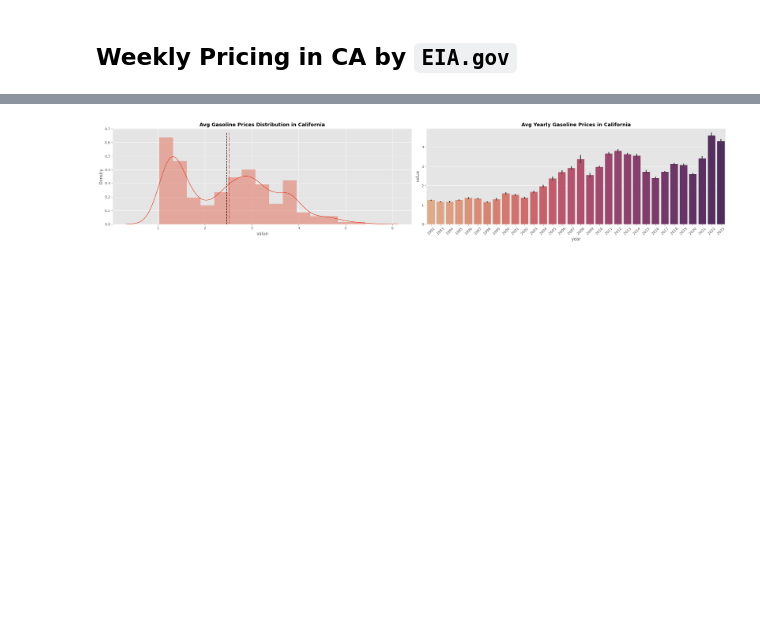
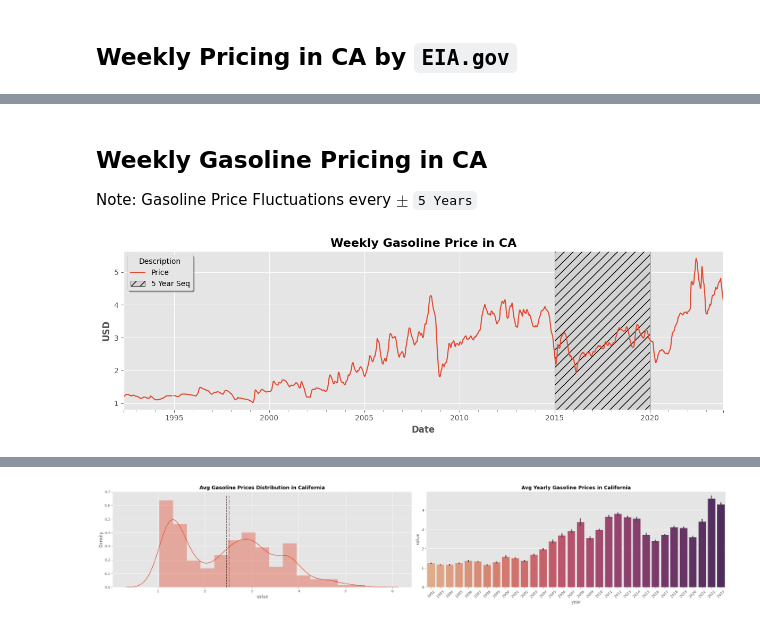
Before and after one commit to OdinProjectI/GasolinePricesAnalysis, a Jupyter notebook: CaliforniaGAsolinePricing.ipynb, the cells around one changed output, grey strips where cells are left out. Saved outputs shown, nothing was run; the diff lists cells and outputs as text; code cells hidden in the pictures; blank space fills up the shorter version.

```diff
--- a/CaliforniaGAsolinePricing.ipynb
+++ b/CaliforniaGAsolinePricing.ipynb
@@ -119,0 +139,16 @@ pricing_ca.head()
+# %% [markdown]
+## **Weekly Gasoline Pricing in CA**
+
+Note: Gasoline Price Fluctuations every $\pm$ `5 Years`
+# %%
+fig = plt.figure(figsize=(12,4))
+ax = fig.add_subplot()
+pricing_ca.set_index('period').rename({'value': 'Price'}, axis=1)['Price'].plot(ax=ax)
+ax.axvspan(xmin=pd.to_datetime("2015-01-01"), xmax=pd.to_datetime("2020-01-01"), hatch='//', facecolor='lightgray', edgecolor='black', label='5 Year Seq' )
+ax.set_title( "Weekly Gasoline Price in CA", fontweight='bold', fontsize=16)
+ax.set_ylabel("USD", fontweight='bold')
+ax.set_xlabel('Date', fontweight='bold')
+ax.legend(title="Description", fancybox=True, shadow=True) # cyclical pattern (+- 5 years)
+plt.tight_layout()
+# %% [output]
+[figure, added]
```
Also changed, not shown: parts of 24 cells of this notebook.
